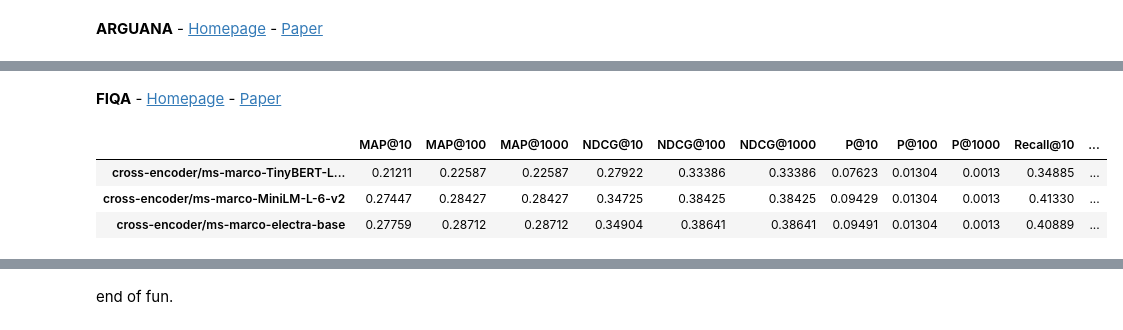
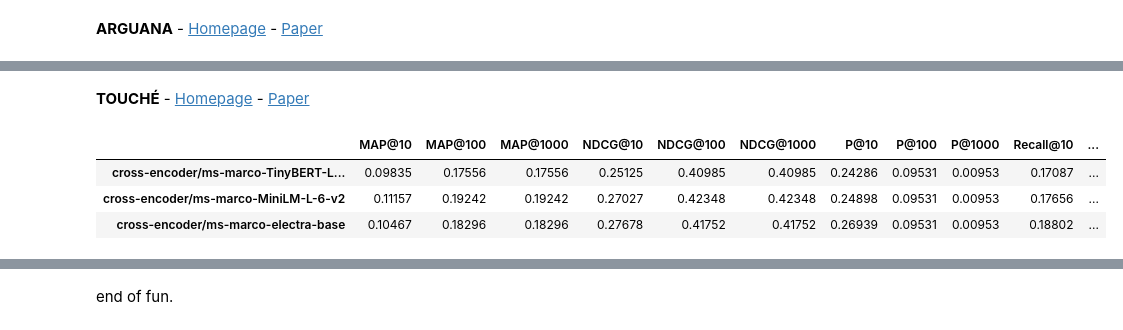
Before and after one commit to alpers/ir, a Jupyter notebook: experiments/reranking_others.ipynb, the cells around one changed output, grey strips where cells are left out. Saved outputs shown, nothing was run; the diff lists cells and outputs as text; code cells hidden in the pictures.

```diff
--- a/experiments/reranking_others.ipynb
+++ b/experiments/reranking_others.ipynb
@@ -159,2 +116,15 @@ fq_ndcg, fq_map, fq_recall, fq_precision = fq_retriever.evaluate(fq_qrels, fq_re
+# %%
+fq_d = 'fiqa'
+ag_d = 'arguana'
+tu_d = 'webis-touche2020'
+qa_d = 'quora'
+fq_corpus, fq_queries, fq_qrels, fq_retriever, fq_results = retrieve_lexical(fq_d)
+fq_ndcg, fq_map, fq_recall, fq_precision = fq_retriever.evaluate(fq_qrels, fq_results, fq_retriever.k_values)
+ag_corpus, ag_queries, ag_qrels, ag_retriever, ag_results = retrieve_lexical(ag_d)
+ag_ndcg, ag_map, ag_recall, ag_precision = ag_retriever.evaluate(ag_qrels, ag_results, ag_retriever.k_values)
+tu_corpus, tu_queries, tu_qrels, tu_retriever, tu_results = retrieve_lexical(tu_d)
+tu_ndcg, tu_map, tu_recall, tu_precision = tu_retriever.evaluate(tu_qrels, tu_results, tu_retriever.k_values)
+qa_corpus, qa_queries, qa_qrels, qa_retriever, qa_results = retrieve_lexical(qa_d)
+qa_ndcg, qa_map, qa_recall, qa_precision = qa_retriever.evaluate(qa_qrels, qa_results, qa_retriever.k_values)
 # %%
 lexical_eval = []
@@ -170,5 +142,7 @@ rr_cmtb = {'name': cmtb, 'rr': Rerank(CrossEncoder(cmtb), batch_size=batch_size)
 rr_cmlm = {'name': cmlm, 'rr': Rerank(CrossEncoder(cmlm), batch_size=batch_size)}
 rr_cmeb = {'name': cmeb, 'rr': Rerank(CrossEncoder(cmeb), batch_size=batch_size)}
 models = [rr_cmtb, rr_cmlm, rr_cmeb]
+fq_res = run_all_models(models, fq_corpus, fq_queries, fq_qrels, fq_retriever, fq_results, top_k)
 ag_res = run_all_models(models, ag_corpus, ag_queries, ag_qrels, ag_retriever, ag_results, top_k)
-fq_res = run_all_models(models, fq_corpus, fq_queries, fq_qrels, fq_retriever, fq_results, top_k)
+tu_res = run_all_models(models, tu_corpus, tu_queries, tu_qrels, tu_retriever, tu_results, top_k)
+qa_res = run_all_models(models, qa_corpus, qa_queries, qa_qrels, qa_retriever, qa_results, top_k)
@@ -248,9 +185,9 @@ pd.concat(ag_res)
 # %% [markdown]
-**FIQA** - [Homepage](https://sites.google.com/view/fiqa/home) - [Paper](https://www.researchgate.net/publication/324629350_WWW'18_Open_Challenge_Financial_Opinion_Mining_and_Question_Answering)
+**TOUCHÉ** - [Homepage](https://webis.de/events/touche-20/) - [Paper](https://www.researchgate.net/publication/344371868_Overview_of_Touche_2020_Argument_Retrieval)
 # %%
-pd.concat(fq_res)
+pd.concat(tu_res)
 # %% [output]
 |  | MAP@10 | MAP@100 | MAP@1000 | NDCG@10 | NDCG@100 | NDCG@1000 | P@10 | P@100 | P@1000 | Recall@10 | ... |
-| cross-encoder/ms-marco-TinyBERT-L... | 0.21211 | 0.22587 | 0.22587 | 0.27922 | 0.33386 | 0.33386 | 0.07623 | 0.01304 | 0.0013 | 0.34885 | ... |
-| cross-encoder/ms-marco-MiniLM-L-6-v2 | 0.27447 | 0.28427 | 0.28427 | 0.34725 | 0.38425 | 0.38425 | 0.09429 | 0.01304 | 0.0013 | 0.41330 | ... |
-| cross-encoder/ms-marco-electra-base | 0.27759 | 0.28712 | 0.28712 | 0.34904 | 0.38641 | 0.38641 | 0.09491 | 0.01304 | 0.0013 | 0.40889 | ... |
+| cross-encoder/ms-marco-TinyBERT-L... | 0.09835 | 0.17556 | 0.17556 | 0.25125 | 0.40985 | 0.40985 | 0.24286 | 0.09531 | 0.00953 | 0.17087 | ... |
+| cross-encoder/ms-marco-MiniLM-L-6-v2 | 0.11157 | 0.19242 | 0.19242 | 0.27027 | 0.42348 | 0.42348 | 0.24898 | 0.09531 | 0.00953 | 0.17656 | ... |
+| cross-encoder/ms-marco-electra-base | 0.10467 | 0.18296 | 0.18296 | 0.27678 | 0.41752 | 0.41752 | 0.26939 | 0.09531 | 0.00953 | 0.18802 | ... |
```
Also changed, not shown: parts of 14 cells of this notebook, 3 other files.
